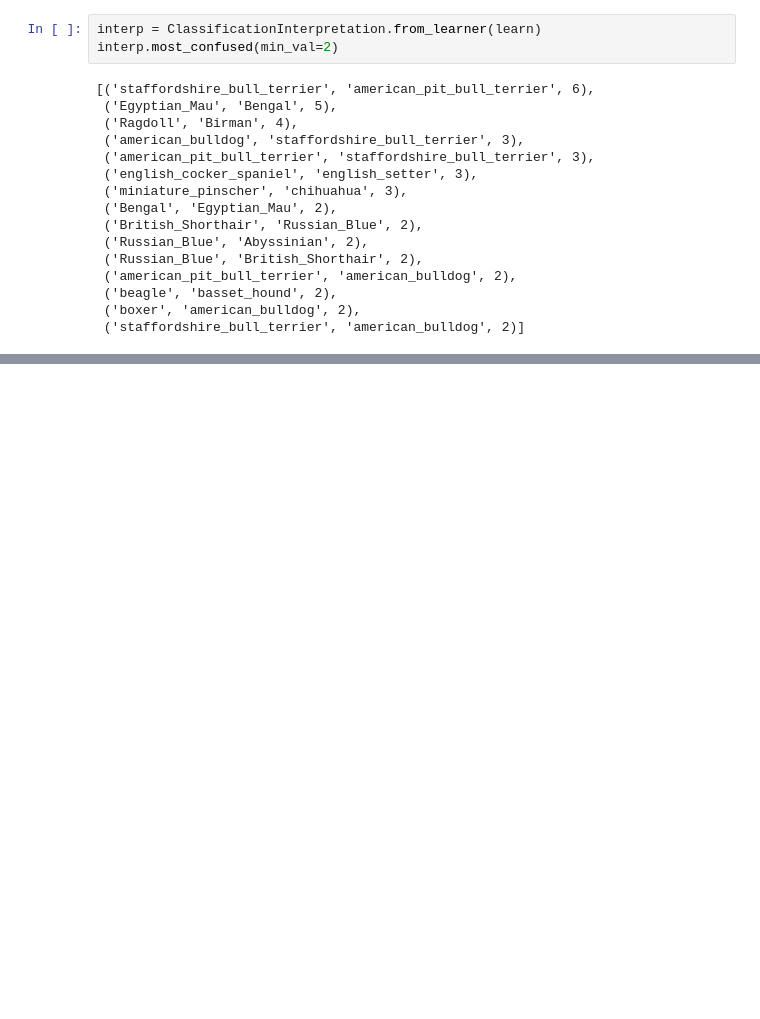
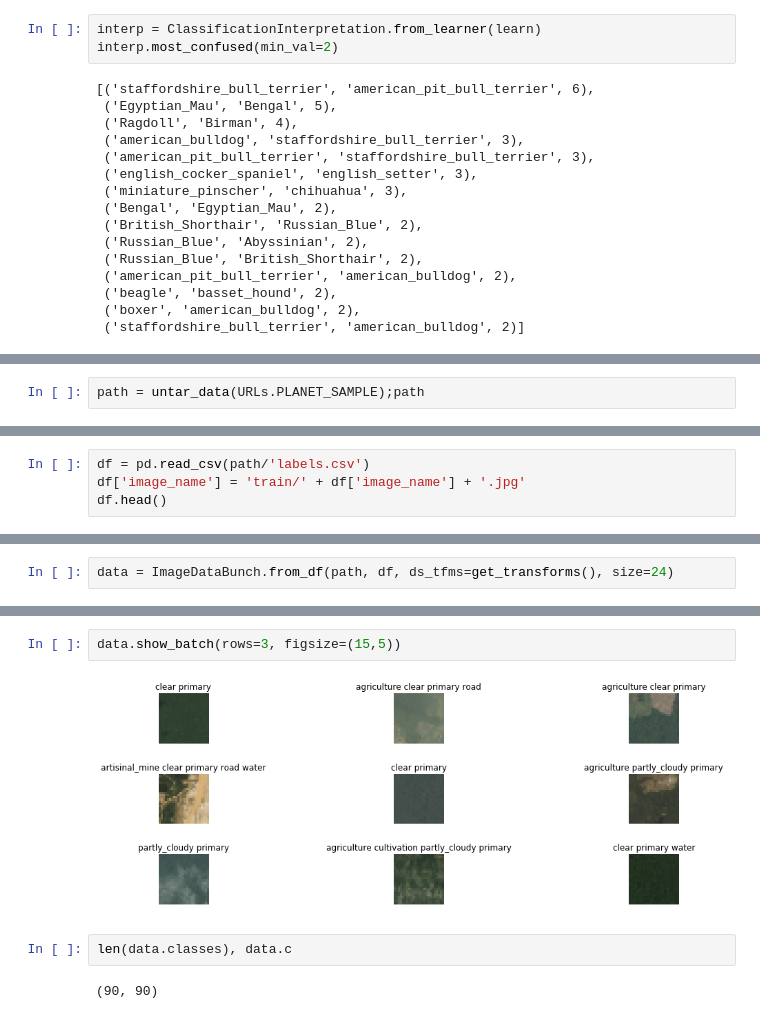
Before and after one commit to nishizaki0327/fastai, a Jupyter notebook: Lesson1.ipynb, the cells around one changed output, grey strips where cells are left out. Drawn from its saved outputs; the diff is of its cells as text; blank space fills up the shorter version.

```diff
--- a/Lesson1.ipynb
+++ b/Lesson1.ipynb
@@ -275,0 +275,2 @@ interp.most_confused(min_val=2)
+# %%
+path = untar_data(URLs.PLANET_SAMPLE);path
@@ -275,0 +287,4 @@ interp.most_confused(min_val=2)
+# %%
+df = pd.read_csv(path/'labels.csv')
+df['image_name'] = 'train/' + df['image_name'] + '.jpg'
+df.head()
@@ -275,0 +298,2 @@ interp.most_confused(min_val=2)
+# %%
+data = ImageDataBunch.from_df(path, df, ds_tfms=get_transforms(), size=24)
@@ -275,0 +324,8 @@ interp.most_confused(min_val=2)
+# %%
+data.show_batch(rows=3, figsize=(15,5))
+# %% [output]
+[figure, added]
+# %%
+len(data.classes), data.c
+# %% [output]
+(90, 90)
```
Also changed, not shown: parts of 23 cells of this notebook.
